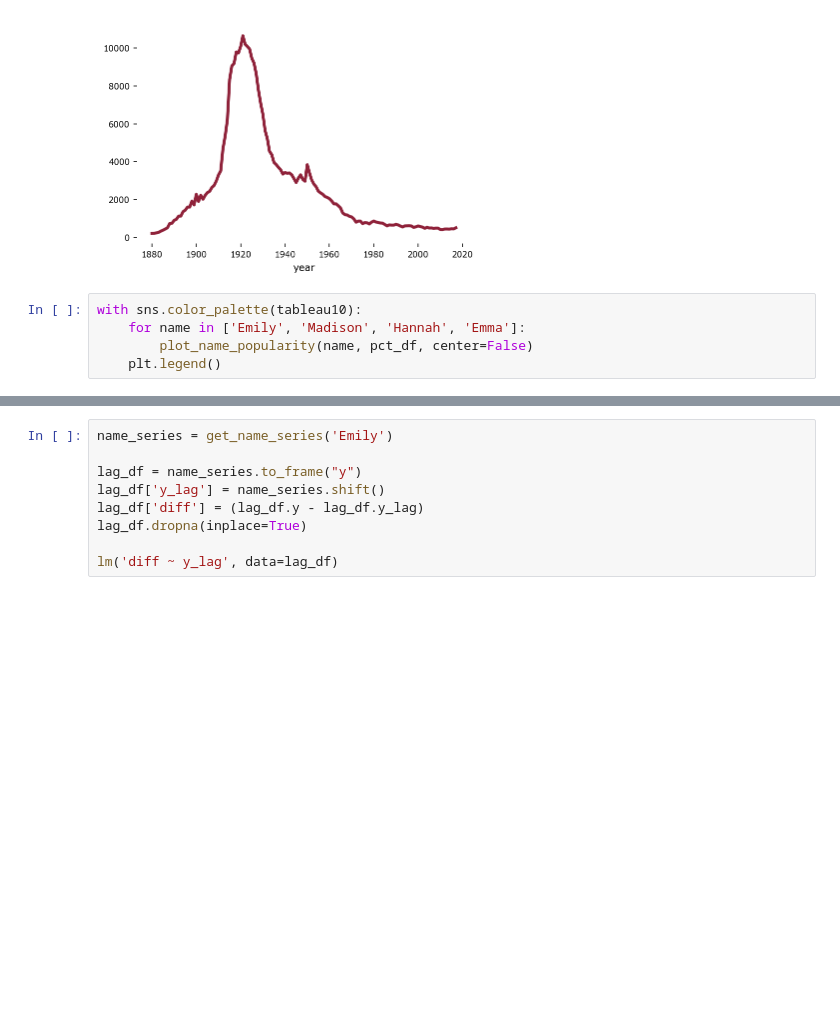
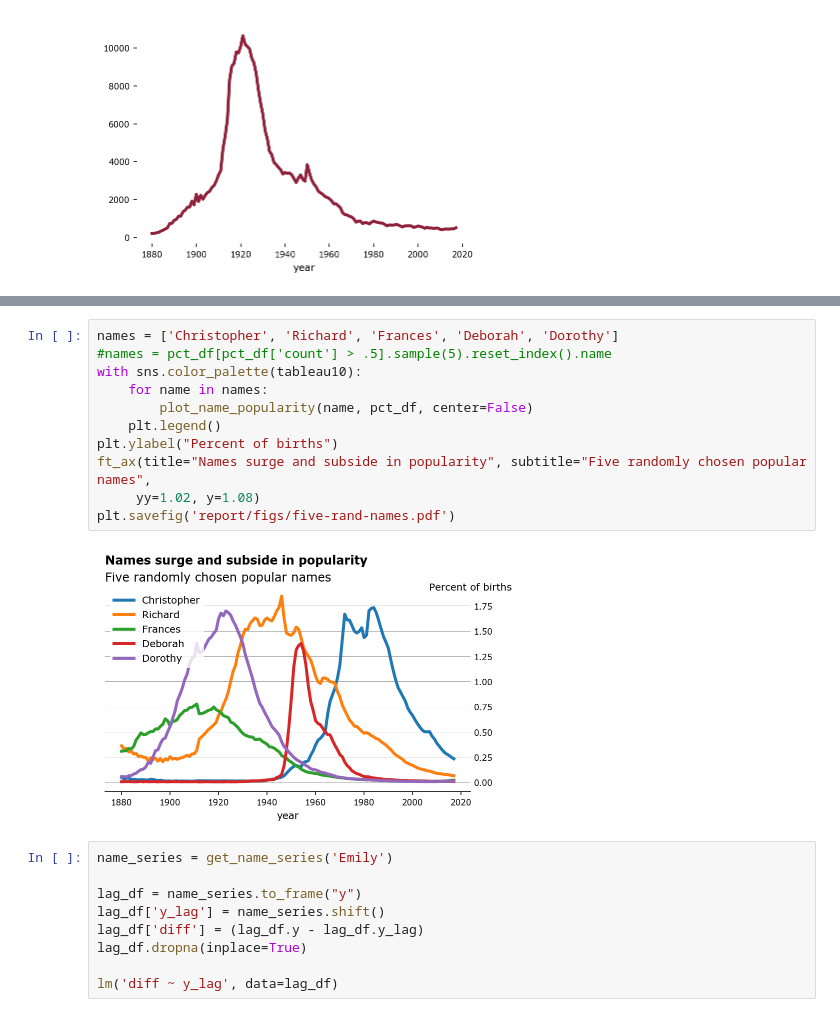
Before and after one commit to frtennis1/am115-baby-names, a Jupyter notebook: 01-data-exploration.ipynb, the cells around one changed output, grey strips where cells are left out. Saved outputs shown, nothing was run; the diff lists cells and outputs as text; blank space fills up the shorter version.

```diff
--- a/01-data-exploration.ipynb
+++ b/01-data-exploration.ipynb
@@ -69,8 +69,3 @@ get_name_series('Irene').plot()
 # %% [output]
 <matplotlib.axes._subplots.AxesSubplot at 0x...>
 [figure]
-# %%
-with sns.color_palette(tableau10):
-    for name in ['Emily', 'Madison', 'Hannah', 'Emma']:
-        plot_name_popularity(name, pct_df, center=False)
-    plt.legend()
@@ -79,3 +82,16 @@ with sns.color_palette(tableau10):
+# %%
+names = ['Christopher', 'Richard', 'Frances', 'Deborah', 'Dorothy']
+#names = pct_df[pct_df['count'] > .5].sample(5).reset_index().name
+with sns.color_palette(tableau10):
+    for name in names:
+        plot_name_popularity(name, pct_df, center=False)
+    plt.legend()
+plt.ylabel("Percent of births")
+ft_ax(title="Names surge and subside in popularity", subtitle="Five randomly chosen popular names",
+     yy=1.02, y=1.08)
+plt.savefig('report/figs/five-rand-names.pdf')
+# %% [output]
+[figure, added]
 # %%
 name_series = get_name_series('Emily')
 
```
Also changed, not shown: parts of 3 cells of this notebook, 8 other files.
